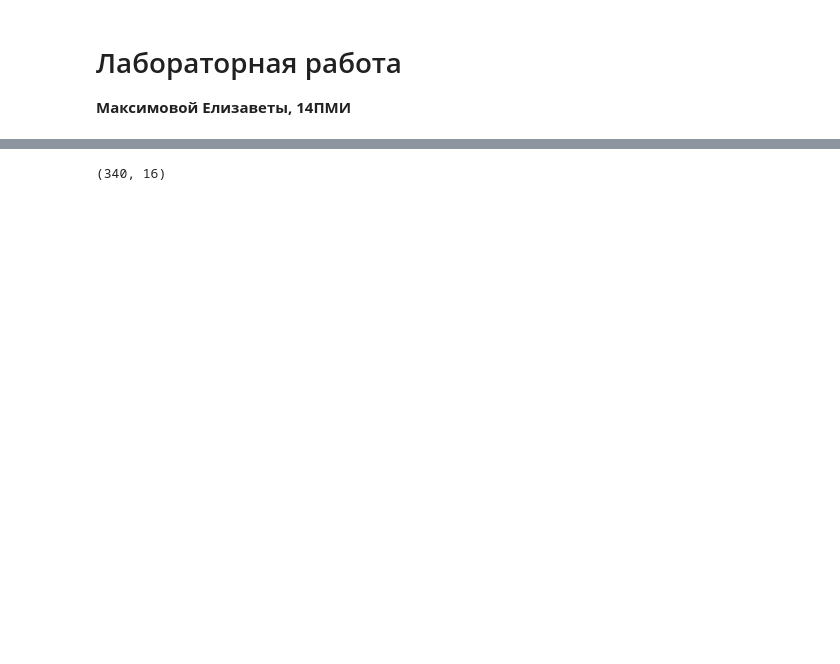
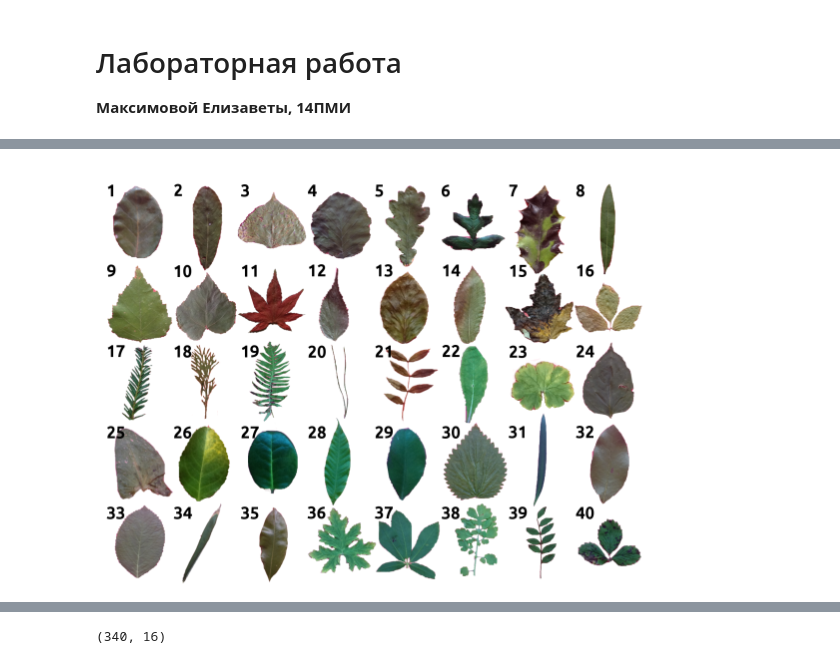
Before and after one commit to maksimovVva/Analysis, a Jupyter notebook: Maksimova_lab1.ipynb, the cells around one changed output, grey strips where cells are left out. Cells and saved outputs as stored; diff of their text form; code cells hidden in the pictures; blank space fills up the shorter version.

```diff
--- a/Maksimova_lab1.ipynb
+++ b/Maksimova_lab1.ipynb
@@ -17,0 +21,5 @@ data.columns = [u'Class', u'Specimen Number', u'Eccentricity', u'Aspect Ratio',
+# %%
+from IPython.display import Image
+Image("Leaf.png")
+# %% [output]
+[figure, added]
```
Also changed, not shown: parts of 111 cells of this notebook, 1 other file.
